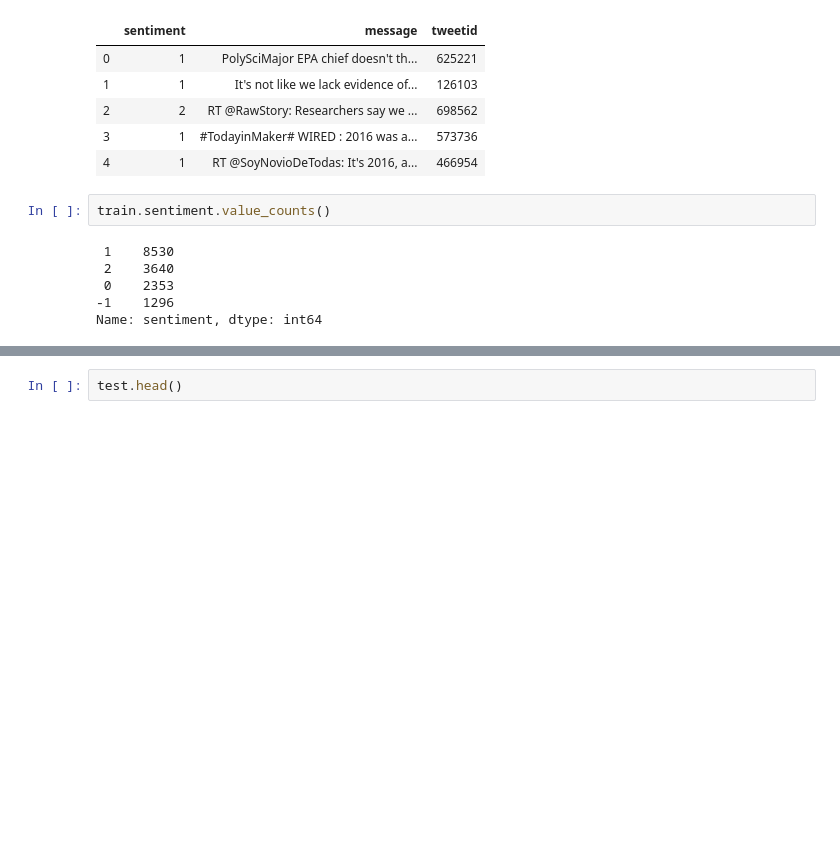
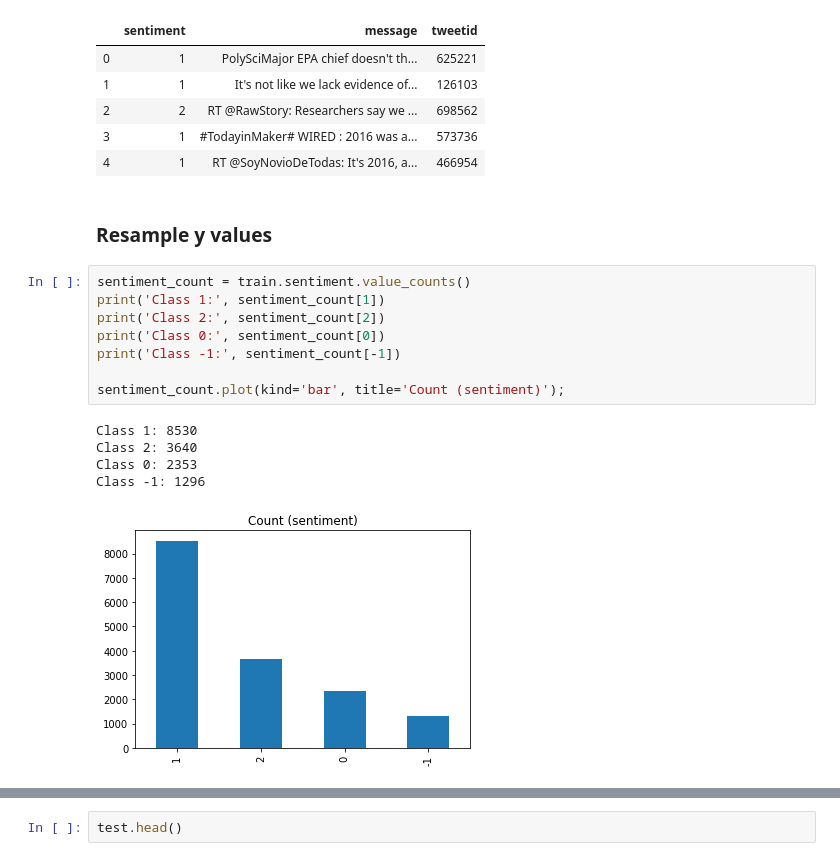
Before and after one commit to Khensani/predicts, a Jupyter notebook: Classification/Classification Predict.ipynb, the cells around one changed output, grey strips where cells are left out. Saved outputs shown, nothing was run; the diff lists cells and outputs as text; blank space fills up the shorter version.

Commit message:
Resampled sentiment data (Up sampling)

```diff
--- a/Classification/Classification Predict.ipynb
+++ b/Classification/Classification Predict.ipynb
@@ -60,11 +54,19 @@ train.head()
 | 2 | 2 | RT @RawStory: Researchers say we ... | 698562 |
 | 3 | 1 | #TodayinMaker# WIRED : 2016 was a... | 573736 |
 | 4 | 1 | RT @SoyNovioDeTodas: It's 2016, a... | 466954 |
-# %%
-train.sentiment.value_counts()
-# %% [output]
- 1    8530
- 2    3640
- 0    2353
--1    1296
-Name: sentiment, dtype: int64
+# %% [markdown]
+### Resample y values
+# %%
+sentiment_count = train.sentiment.value_counts()
+print('Class 1:', sentiment_count[1])
+print('Class 2:', sentiment_count[2])
+print('Class 0:', sentiment_count[0])
+print('Class -1:', sentiment_count[-1])
+
+sentiment_count.plot(kind='bar', title='Count (sentiment)');
+# %% [output]
+Class 1: 8530
+Class 2: 3640
+Class 0: 2353
+Class -1: 1296
+[figure, added]
```
Also changed, not shown: parts of 22 cells of this notebook, 1 other file.
